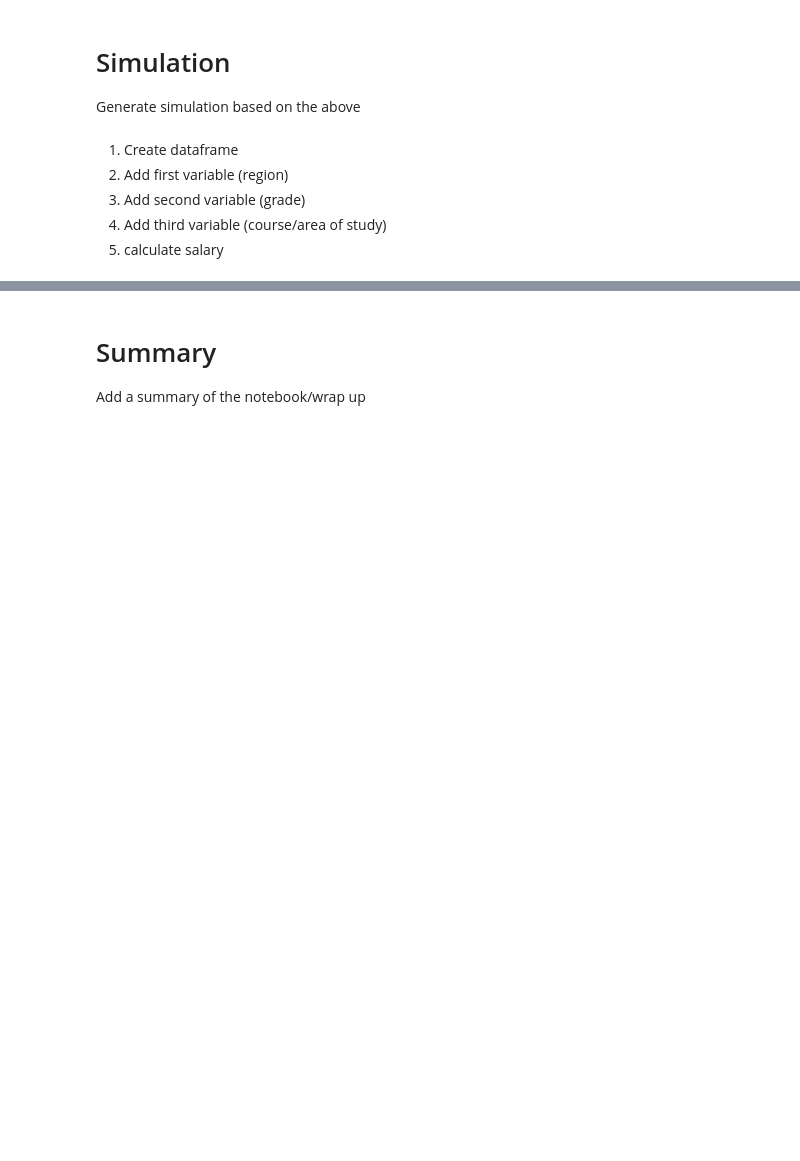
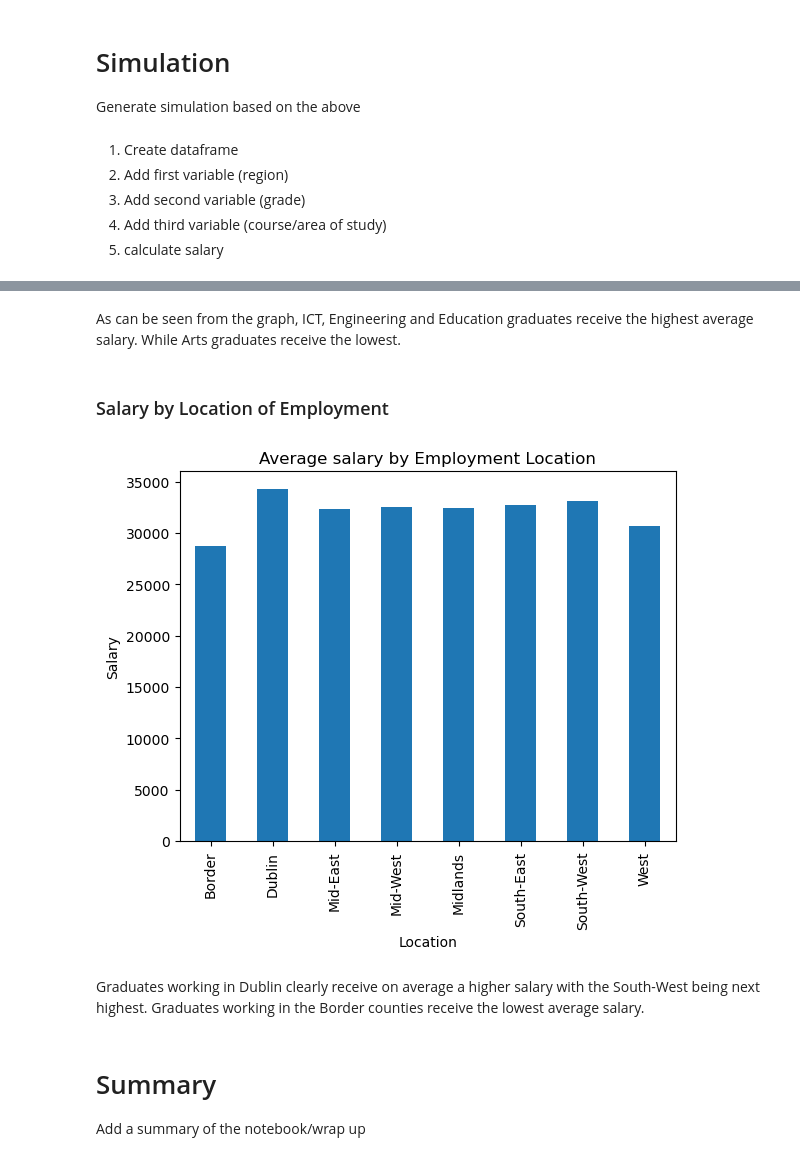
Before and after one commit to PeeBs68/prog_da_project1, a Jupyter notebook: project1.ipynb, the cells around one changed output, grey strips where cells are left out. Cells and saved outputs as stored; diff of their text form; code cells hidden in the pictures; blank space fills up the shorter version.

```diff
--- a/project1.ipynb
+++ b/project1.ipynb
@@ -430,3 +458,20 @@ Salary standard deviation = 4105.568522920918
+# %% [markdown]
+As can be seen from the graph, ICT, Engineering and Education graduates receive the highest average salary. While Arts graduates receive the lowest.
+# %% [markdown]
+### Salary by Location of Employment
+# %%
+# Plot of Average Salary by Location of Employment
+
+final_df_by_means = final_df.groupby('location')['salary'].mean()
+final_df_by_means.columns = ['Location', 'Salary']
+final_df_by_means.plot(kind='bar');
+plt.title("Average salary by Employment Location")
+plt.xlabel("Location")
+plt.ylabel("Salary");
+# %% [output]
+[figure, added]
+# %% [markdown]
+Graduates working in Dublin clearly receive on average a higher salary with the South-West being next highest. Graduates working in the Border counties receive the lowest average salary.
 # %% [markdown]
 # Summary
 
```
Also changed, not shown: parts of 13 cells of this notebook.
